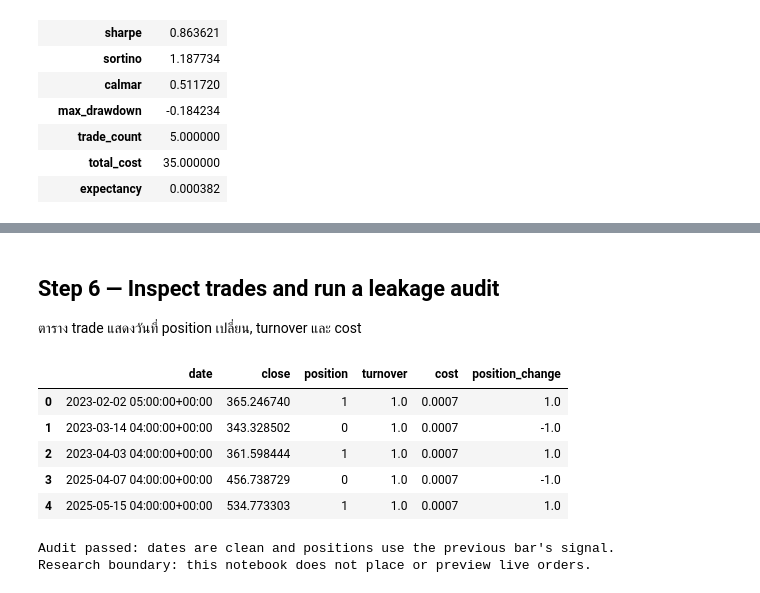
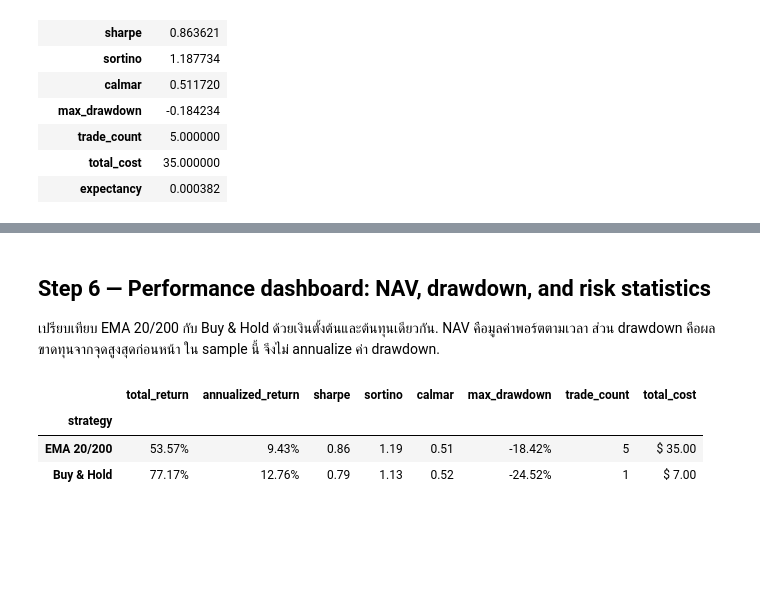
Before and after one commit to nutdnuy/dnn-forwardtesting, a Jupyter notebook: output/jupyter-notebook/voo-ema20-200-webull-tutorial.executed.ipynb, the cells around one changed output, grey strips where cells are left out. Drawn from its saved outputs; the diff is of its cells as text; code cells hidden in the pictures; blank space fills up the shorter version.

Commit message:
Add backtest comparison dashboard

```diff
--- a/output/jupyter-notebook/voo-ema20-200-webull-tutorial.executed.ipynb
+++ b/output/jupyter-notebook/voo-ema20-200-webull-tutorial.executed.ipynb
@@ -347,25 +380,37 @@ plt.show()
 # %% [markdown]
-## Step 6 — Inspect trades and run a leakage audit
+## Step 6 — Performance dashboard: NAV, drawdown, and risk statistics
 
-ตาราง trade แสดงวันที่ position เปลี่ยน, turnover และ cost
+เปรียบเทียบ EMA 20/200 กับ Buy & Hold ด้วยเงินตั้งต้นและต้นทุนเดียวกัน.
+NAV คือมูลค่าพอร์ตตามเวลา ส่วน drawdown คือผลขาดทุนจากจุดสูงสุดก่อนหน้า
+ใน sample นี้ จึงไม่ annualize ค่า drawdown.
 # %%
-display(backtest.trades.tail(20))
+buy_hold = run_backtest(
+    frame=voo,
+    signal=pd.Series(1, index=voo.index),
+    initial_capital=INITIAL_CAPITAL,
+    fee_bps=FEE_BPS,
+    slippage_bps=SLIPPAGE_BPS,
+)
+performance = backtest.equity[["date", "equity", "drawdown", "strategy_return", "position"]].copy()
+performance = performance.rename(columns={"equity": "ema_nav", "drawdown": "ema_drawdown"})
+performance["buy_hold_nav"] = buy_hold.equity["equity"].to_numpy()
+performance["buy_hold_drawdown"] = buy_hold.equity["drawdown"].to_numpy()
+performance["buy_hold_return"] = buy_hold.equity["strategy_return"].to_numpy()
 
-expected_position = voo["signal"].shift(1).fillna(0).astype(int).to_numpy()
-actual_position = backtest.equity["position"].to_numpy()
-np.testing.assert_array_equal(actual_position, expected_position)
-assert voo["date"].is_monotonic_increasing
-assert not voo["date"].duplicated().any()
-assert (voo[["open", "high", "low", "close"]] > 0).all().all()
-
-print("Audit passed: dates are clean and positions use the previous bar's signal.")
-print("Research boundary: this notebook does not place or preview live orders.")
+stats_table = pd.DataFrame([
+    {"strategy": "EMA 20/200", **backtest.metrics},
+    {"strategy": "Buy & Hold", **buy_hold.metrics},
+]).set_index("strategy")
+display(stats_table[[
+    "total_return", "annualized_return", "sharpe", "sortino", "calmar",
+    "max_drawdown", "trade_count", "total_cost",
+]].style.format({
+    "total_return": "{:.2%}", "annualized_return": "{:.2%}", "sharpe": "{:.2f}",
+    "sortino": "{:.2f}", "calmar": "{:.2f}", "max_drawdown": "{:.2%}",
+    "trade_count": "{:.0f}", "total_cost": "$ {:,.2f}",
+}))
 # %% [output]
-|  | date | close | position | turnover | cost | position_change |
-| 0 | 2023-02-02 05:00:00+00:00 | 365.246740 | 1 | 1.0 | 0.0007 | 1.0 |
-| 1 | 2023-03-14 04:00:00+00:00 | 343.328502 | 0 | 1.0 | 0.0007 | -1.0 |
-| 2 | 2023-04-03 04:00:00+00:00 | 361.598444 | 1 | 1.0 | 0.0007 | 1.0 |
-| 3 | 2025-04-07 04:00:00+00:00 | 456.738729 | 0 | 1.0 | 0.0007 | -1.0 |
-| 4 | 2025-05-15 04:00:00+00:00 | 534.773303 | 1 | 1.0 | 0.0007 | 1.0 |
+|  | total_return | annualized_return | sharpe | sortino | calmar | max_drawdown | trade_count | total_cost |
+| strategy |  |  |  |  |  |  |  |  |
+| EMA 20/200 | 53.57% | 9.43% | 0.86 | 1.19 | 0.51 | -18.42% | 5 | $ 35.00 |
+| Buy & Hold | 77.17% | 12.76% | 0.79 | 1.13 | 0.52 | -24.52% | 1 | $ 7.00 |
-Audit passed: dates are clean and positions use the previous bar's signal.
-Research boundary: this notebook does not place or preview live orders.
```
Also changed, not shown: parts of 16 cells of this notebook, 4 other files.
